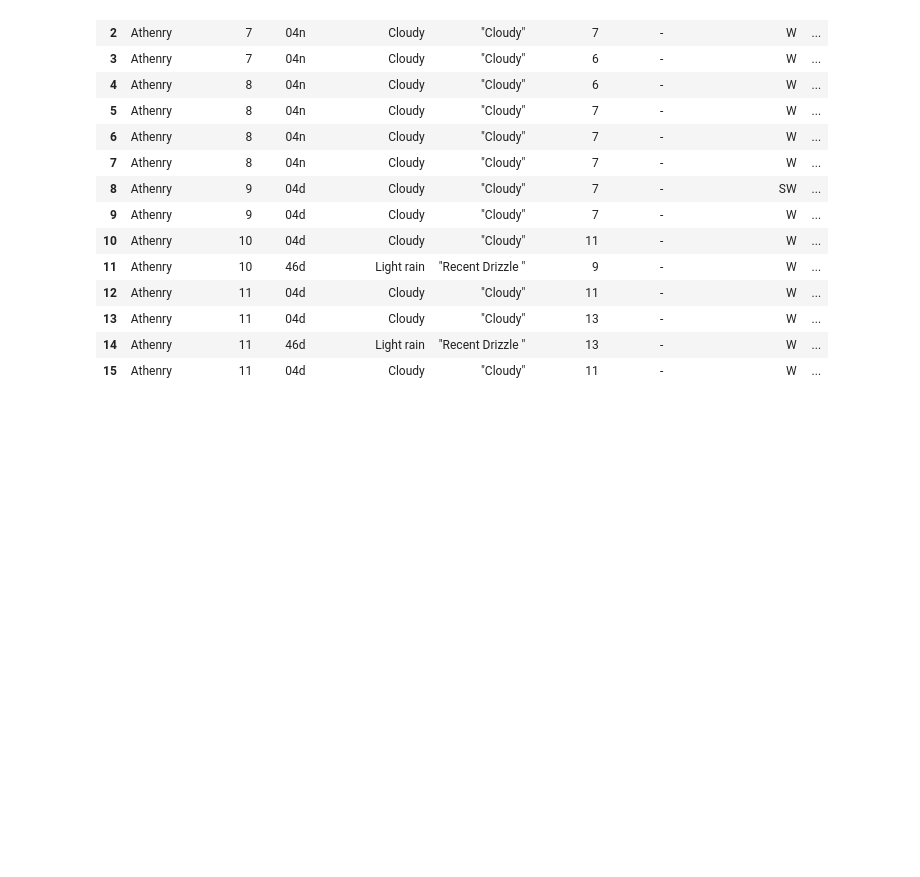
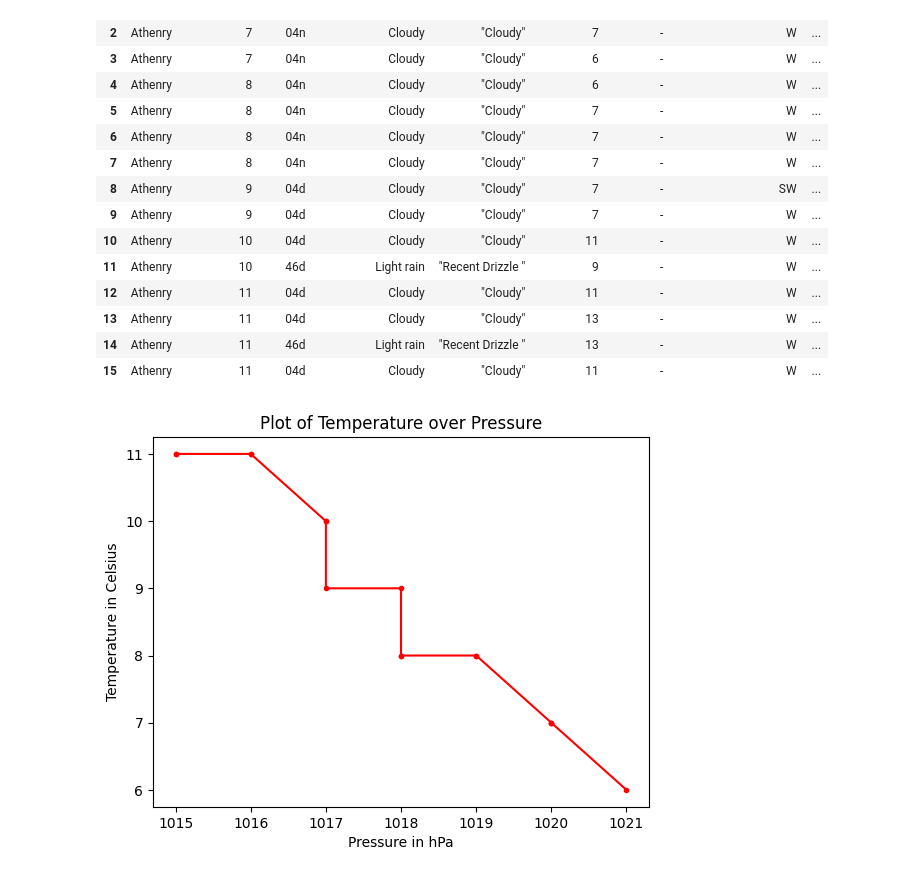
Before and after one commit to Sxnds01/computer-infrastructure-work, a Jupyter notebook: weather.ipynb, the cells around one changed output. Drawn from its saved outputs; the diff is of its cells as text; code cells hidden in the pictures; blank space fills up the shorter version.

```diff
--- a/weather.ipynb
+++ b/weather.ipynb
@@ -176,0 +179,17 @@ df
+# %%
+#time = df['reportTime']
+temperature = df['temperature']
+pressure = df['pressure']
+
+# Create a line plot
+plt.plot(pressure, temperature, color = 'r', marker = '.')
+plt.xlabel('Pressure in hPa')
+plt.ylabel('Temperature in Celsius')
+plt.title('Plot of Temperature over Pressure')
+
+#plt.grid(True)
+
+# Show the plot
+plt.show()
+# %% [output]
+[figure, added]
```
Also changed, not shown: parts of 2 cells of this notebook.
